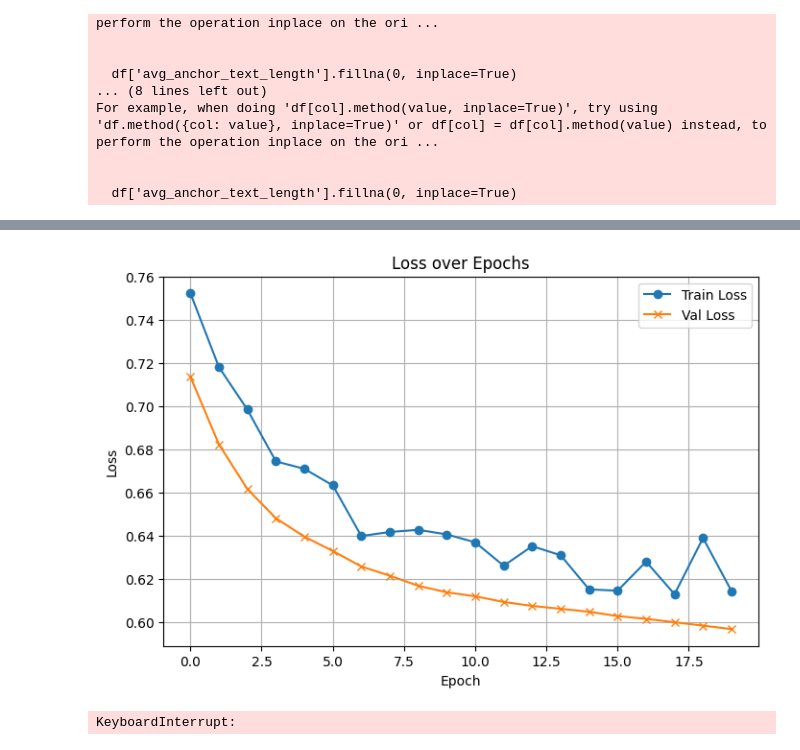
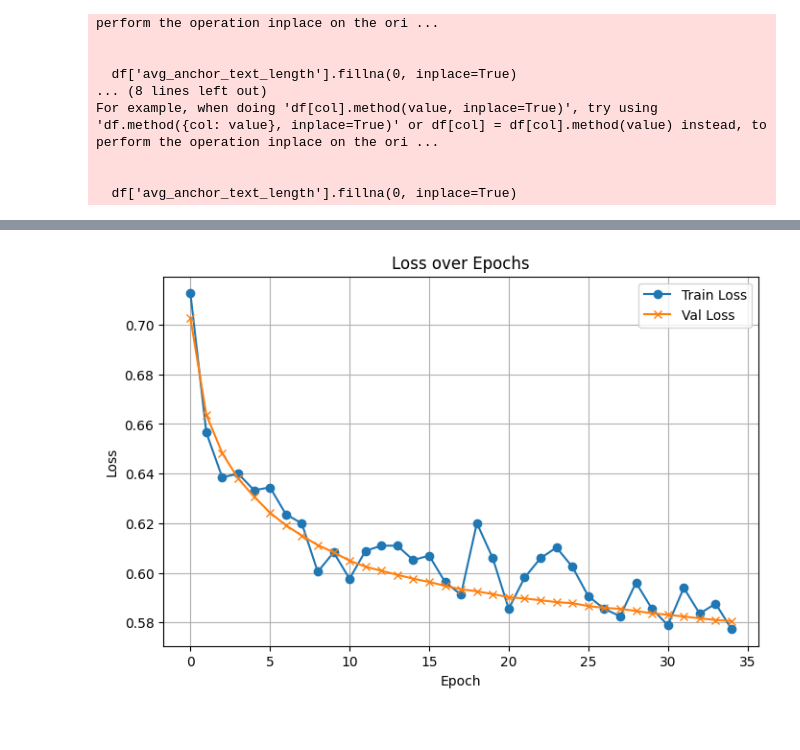
Before and after one commit to elalber2000/stop_slop, a Jupyter notebook: notebooks/fasttext_training-html.ipynb, the cells around one changed output, grey strips where cells are left out. Cells and saved outputs as stored; diff of their text form; code cells hidden in the pictures.

```diff
--- a/notebooks/fasttext_training-html.ipynb
+++ b/notebooks/fasttext_training-html.ipynb
@@ -548,8 +548,8 @@ ft = fasttext.FastTextModel(
     emb_size=50,
     batch_size=32,
     bucket_size=int(5e5),
-    dropout_rate=0.2,
-    reg_lambda=1e-3,
+    dropout_rate=0,
+    reg_lambda=1e-4,
     max_grad_norm=1.0
 )
 # %% [output]
@@ -559,37 +559,36 @@ ft = fasttext.FastTextModel(
 # %%
-N_EPOCH = 30
+N_EPOCH = 35
 train_losses, val_losses = [], []
 
 
 ft.fit_scaler(train_df)
 
 for epoch in range(1, N_EPOCH + 1):
     perm = np.random.permutation(len(train_df))
     epoch_losses = []
 
     for i in range(0, len(perm), ft.batch_size):
         batch_df = train_df.iloc[perm[i : i + ft.batch_size]].reset_index(drop=True)
         ft.backward(batch_df)
         epoch_losses.append(ft._loss_vals[-1])
 
     train_losses.append(float(np.mean(epoch_losses)))
     val_losses.append(ft.eval(val_df))
 
     clear_output(wait=True)
     plt.figure(figsize=(8,5))
     plt.plot(train_losses, marker='o', label='Train Loss')
     plt.plot(val_losses,   marker='x', label='Val Loss')
     plt.xlabel("Epoch")
     plt.ylabel("Loss")
     plt.title("Loss over Epochs")
     plt.legend()
     plt.grid(True)
     plt.show()
 
     #print(f"Epoch {epoch:2d}: train={avg_train:.4f}, val={vloss:.4f}")
 # %% [output]
-[figure, old version]
+[figure, new version]
-KeyboardInterrupt:
 # %%
 from collections import defaultdict
 from tqdm import tqdm
```
Also changed, not shown: parts of 3 cells of this notebook, 1 other file.
